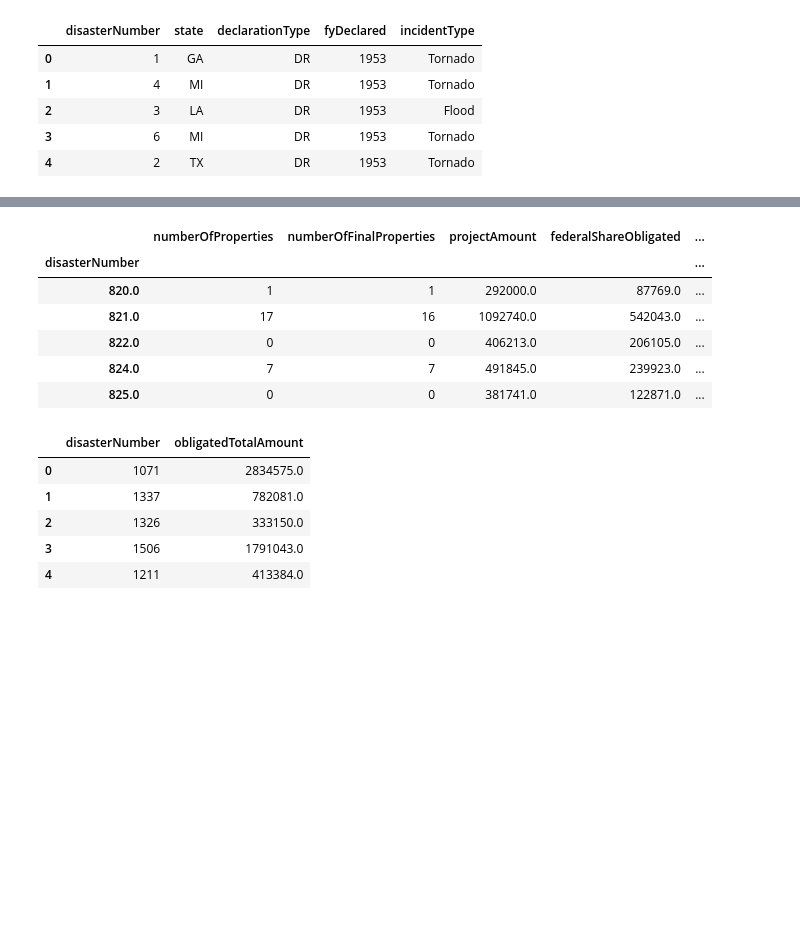
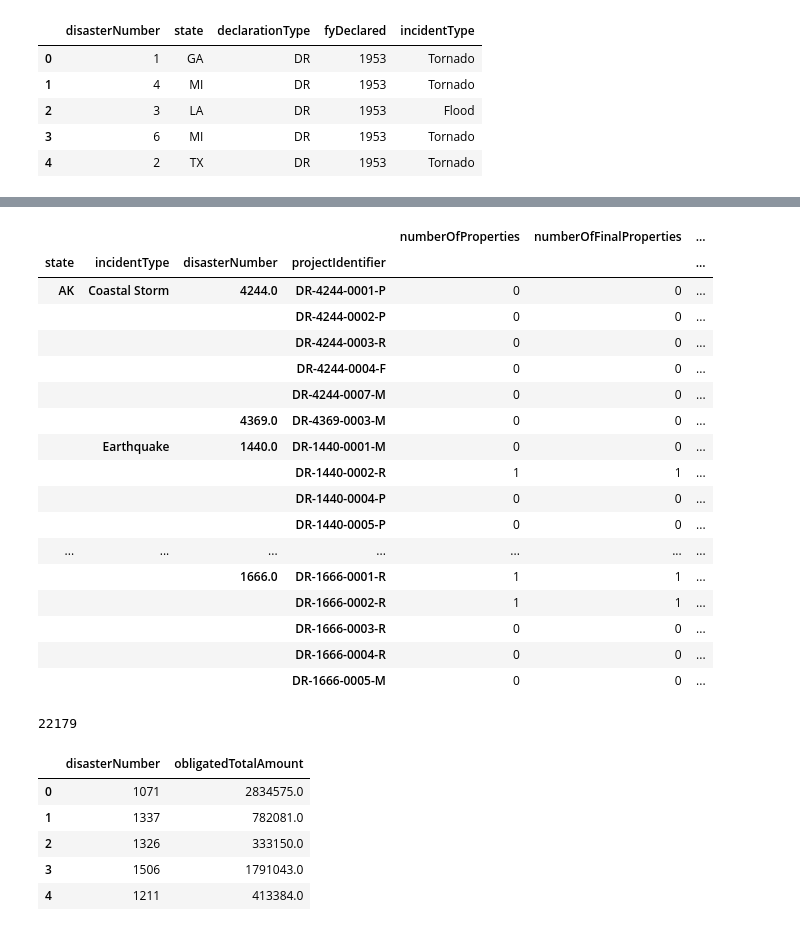
Before and after one commit to anPerger/project-1, a Jupyter notebook: Cleaning Data.ipynb, the cells around one changed output, grey strips where cells are left out. Saved outputs shown, nothing was run; the diff lists cells and outputs as text; code cells hidden in the pictures; blank space fills up the shorter version.

Commit message:
final clean data

```diff
--- a/Cleaning Data.ipynb
+++ b/Cleaning Data.ipynb
@@ -26,7 +26,7 @@ disaster_sum_clean.head()
 # %%
 #Hazard Mitigation Assistance Projects - disasterNumber, projectType, numberOfProperties, numberOfFinalProperties, projectAmount, federalShareObligated, benefitCostRatio, netValueBenefits
 haz_project = pd.read_csv('HazardMitigationAssistanceProjects.csv')
-haz_project_clean = haz_project[['disasterNumber', 'projectType', 'numberOfProperties', 'numberOfFinalProperties', 'projectAmount', 'federalShareObligated', 'benefitCostRatio', 'netValueBenefits']]
+haz_project_clean = haz_project[['disasterNumber', 'projectType', 'numberOfProperties', 'numberOfFinalProperties', 'projectAmount', 'federalShareObligated', 'benefitCostRatio', 'netValueBenefits', 'projectIdentifier']]
 haz_project_clean.head()
 # %% [output]
 |  | disasterNumber | projectType | numberOfProperties | numberOfFinalProperties | projectAmount | ... |
@@ -35,18 +35,33 @@ haz_project_clean.head()
 | 2 | 1971.0 | 206.2: Safe Room (Tornado and Sev... | 1 | 0 | 769334.0 | ... |
 | 3 | 1971.0 | 601.1: Generators | 0 | 0 | 42578.0 | ... |
 | 4 | 1971.0 | 206.2: Safe Room (Tornado and Sev... | 1 | 1 | 143899.0 | ... |
-# %%
-#grouby disasterNumber
-haz_project_clean_gr = haz_project_clean.groupby('disasterNumber').sum()
-haz_project_clean_gr.head()
-# %% [output]
-|  | numberOfProperties | numberOfFinalProperties | projectAmount | federalShareObligated | ... |
-| disasterNumber |  |  |  |  | ... |
-| 820.0 | 1 | 1 | 292000.0 | 87769.0 | ... |
-| 821.0 | 17 | 16 | 1092740.0 | 542043.0 | ... |
-| 822.0 | 0 | 0 | 406213.0 | 206105.0 | ... |
-| 824.0 | 7 | 7 | 491845.0 | 239923.0 | ... |
-| 825.0 | 0 | 0 | 381741.0 | 122871.0 | ... |
+# %%
+disaster_projects = pd.merge(haz_project_clean, disaster_sum_clean, on='disasterNumber')
+disaster_summary = disaster_projects.groupby(['state','incidentType', 'disasterNumber', 'projectIdentifier']).mean()
+disaster_summary.head(40)
+# %% [output]
+|  |  |  |  | numberOfProperties | numberOfFinalProperties | ... |
+| state | incidentType | disasterNumber | projectIdentifier |  |  | ... |
+| AK | Coastal Storm | 4244.0 | DR-4244-0001-P | 0 | 0 | ... |
+|  |  |  | DR-4244-0002-P | 0 | 0 | ... |
+|  |  |  | DR-4244-0003-R | 0 | 0 | ... |
+|  |  |  | DR-4244-0004-F | 0 | 0 | ... |
+|  |  |  | DR-4244-0007-M | 0 | 0 | ... |
+|  |  | 4369.0 | DR-4369-0003-M | 0 | 0 | ... |
+|  | Earthquake | 1440.0 | DR-1440-0001-M | 0 | 0 | ... |
+|  |  |  | DR-1440-0002-R | 1 | 1 | ... |
+|  |  |  | DR-1440-0004-P | 0 | 0 | ... |
+|  |  |  | DR-1440-0005-P | 0 | 0 | ... |
+| ... | ... | ... | ... | ... | ... | ... |
+|  |  | 1666.0 | DR-1666-0001-R | 1 | 1 | ... |
+|  |  |  | DR-1666-0002-R | 1 | 1 | ... |
+|  |  |  | DR-1666-0003-R | 0 | 0 | ... |
+|  |  |  | DR-1666-0004-R | 0 | 0 | ... |
+|  |  |  | DR-1666-0005-M | 0 | 0 | ... |
+# %%
+len(disaster_summary)
+# %% [output]
+22179
 # %%
 #Hazard Mitigation Grant Program Disaster Summaries
 hazard_sum = pd.read_csv('HazardMitigationGrantProgramDisasterSummaries.csv')
```
Also changed, not shown: parts of 6 cells of this notebook.
